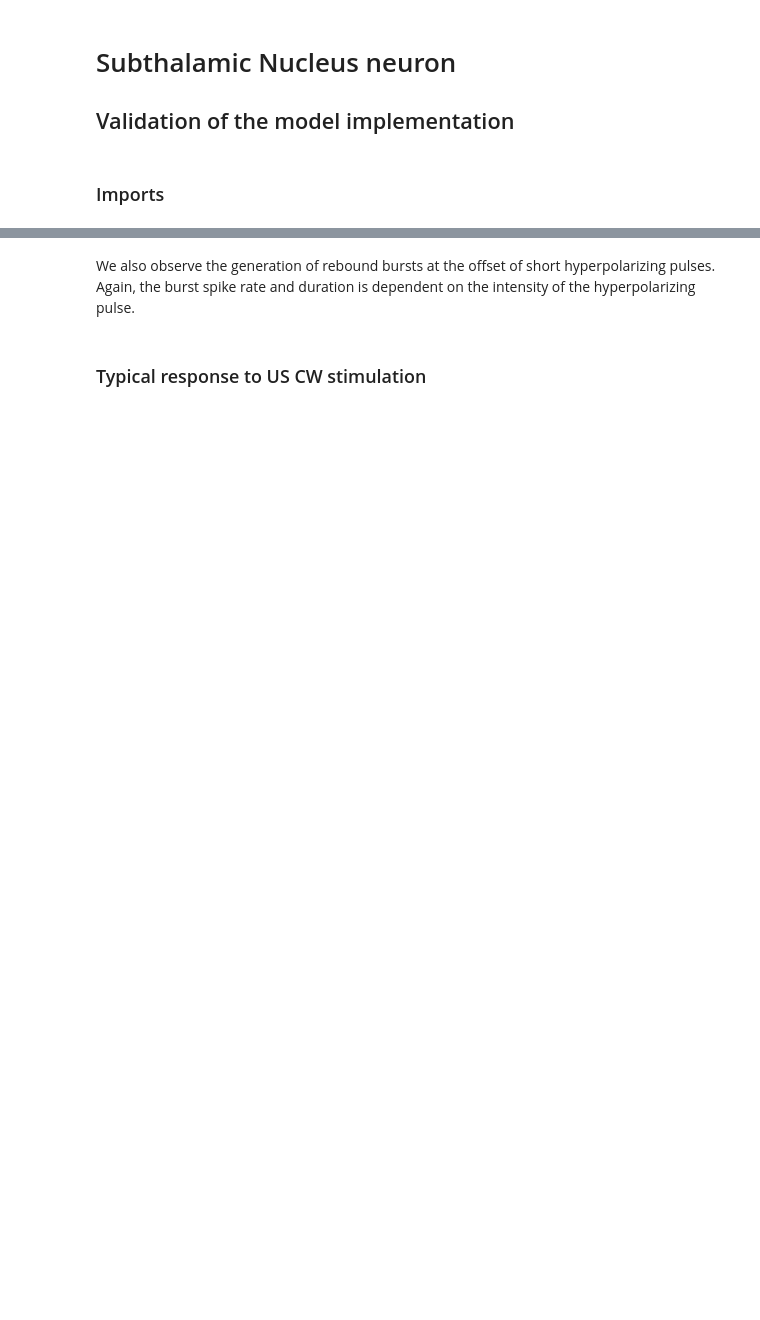
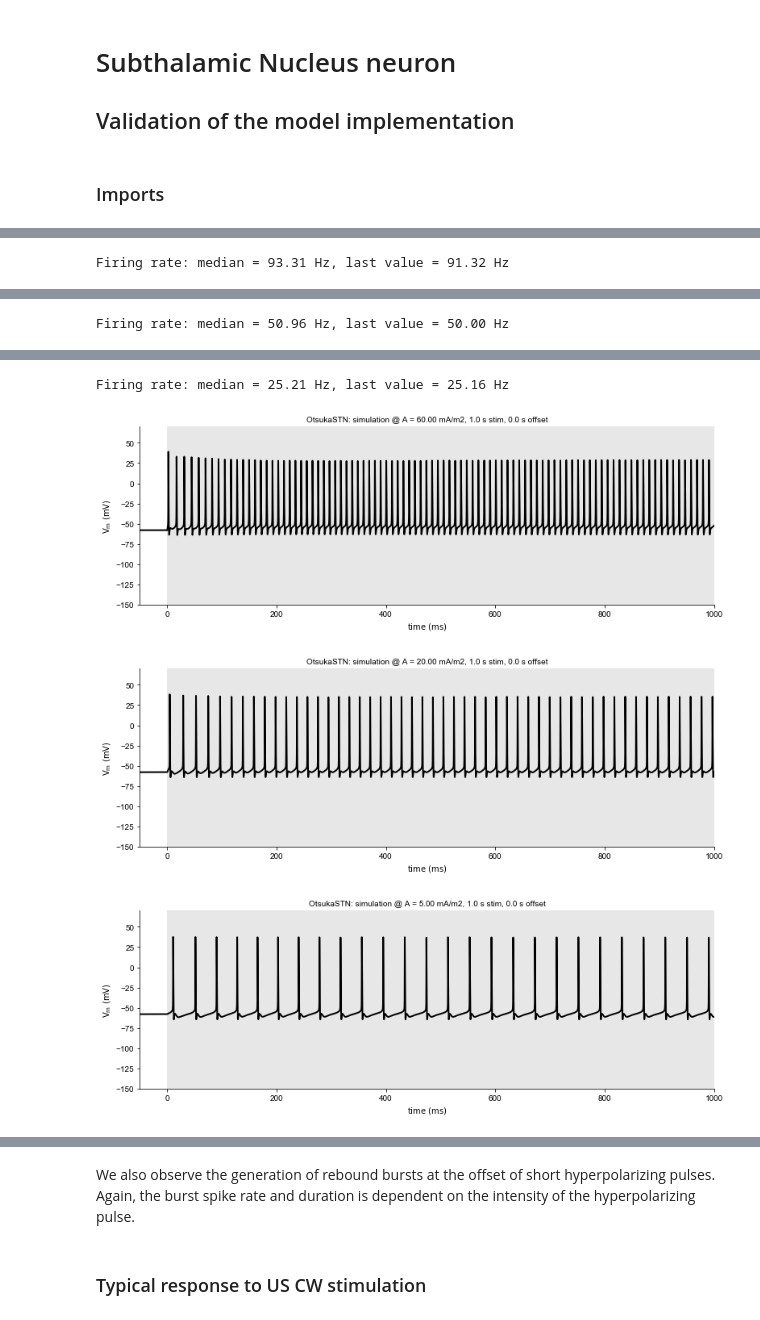
Before and after one commit to scbao/pysonic, a Jupyter notebook: notebooks/STN neuron.ipynb, the cells around one changed output, grey strips where cells are left out. Cells and saved outputs as stored; diff of their text form; code cells hidden in the pictures; blank space fills up the shorter version.

```diff
--- a/notebooks/STN neuron.ipynb
+++ b/notebooks/STN neuron.ipynb
@@ -29,0 +48,12 @@ We observe a variable spontenaous firing rate between 5 and 20 Hz, with an avera
+# %%
+pp = PulsedProtocol(1., 0.)
+
+# Plot Qm profiles for characteristic currents
+ref_currents = [60., 20., 5.]
+for A in ref_currents:
+    data, meta = pneuron.simulate(A, pp)
+    fig = GroupedTimeSeries([(data, meta)], pltscheme={'V_m': ['Vm']}).render()
+    sr = computeFRProfile(data)
+    sr = sr[~np.isnan(sr)]
+    print(f'Firing rate: median = {np.median(sr):.2f} Hz, last value = {sr[-1]:.2f} Hz')
+# %% [output]
@@ -29,0 +61 @@ We observe a variable spontenaous firing rate between 5 and 20 Hz, with an avera
+Firing rate: median = 93.31 Hz, last value = 91.32 Hz
@@ -29,0 +63 @@ We observe a variable spontenaous firing rate between 5 and 20 Hz, with an avera
+Firing rate: median = 50.96 Hz, last value = 50.00 Hz
@@ -29,0 +65,4 @@ We observe a variable spontenaous firing rate between 5 and 20 Hz, with an avera
+Firing rate: median = 25.21 Hz, last value = 25.16 Hz
+[figure, added]
+[figure, added]
+[figure, added]
```
Also changed, not shown: parts of 27 cells of this notebook, 4 other files.
